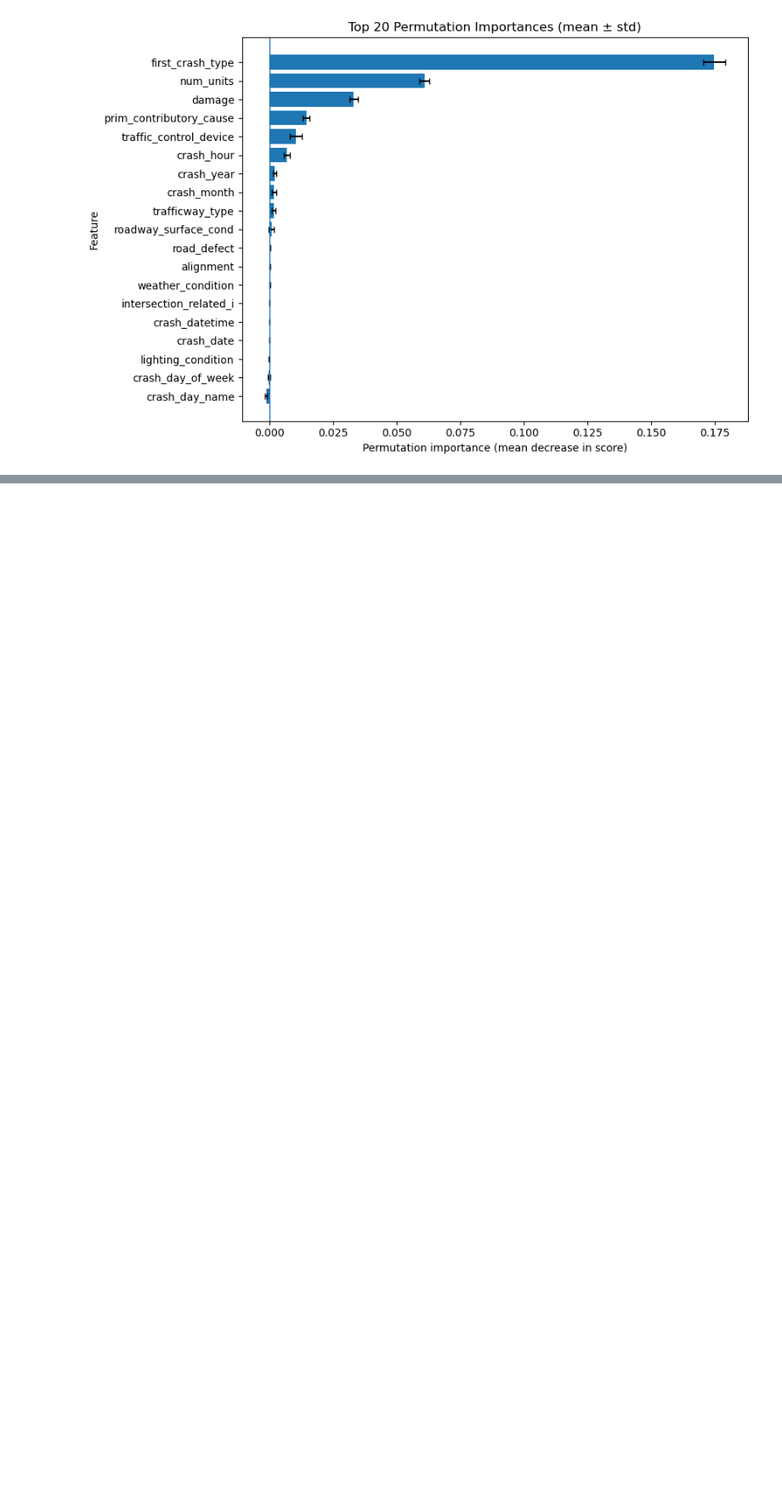
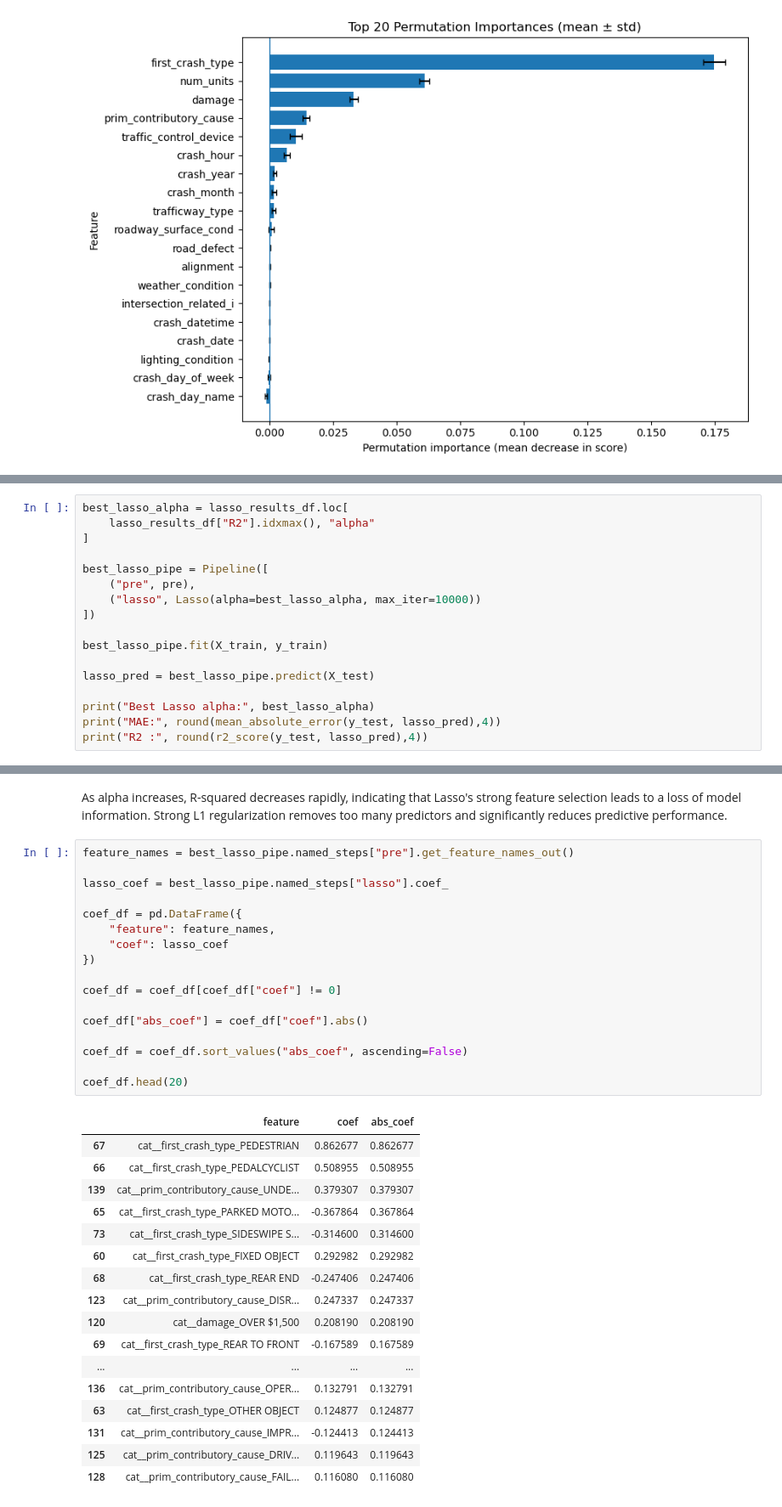
Before and after one commit to Zihao-Sheng/DATA552Project_Group5, a Jupyter notebook: notebook/Model_Building.ipynb, the cells around one changed output, grey strips where cells are left out. Shown: that part at 85% size. Saved outputs shown, nothing was run; the diff lists cells and outputs as text; blank space fills up the shorter version.

```diff
--- a/notebook/Model_Building.ipynb
+++ b/notebook/Model_Building.ipynb
@@ -181,0 +347,17 @@ plt.show()
+# %%
+best_lasso_alpha = lasso_results_df.loc[
+    lasso_results_df["R2"].idxmax(), "alpha"
+]
+
+best_lasso_pipe = Pipeline([
+    ("pre", pre),
+    ("lasso", Lasso(alpha=best_lasso_alpha, max_iter=10000))
+])
+
+best_lasso_pipe.fit(X_train, y_train)
+
+lasso_pred = best_lasso_pipe.predict(X_test)
+
+print("Best Lasso alpha:", best_lasso_alpha)
+print("MAE:", round(mean_absolute_error(y_test, lasso_pred),4))
+print("R2 :", round(r2_score(y_test, lasso_pred),4))
@@ -181,0 +432,37 @@ plt.show()
+# %% [markdown]
+As alpha increases, R-squared decreases rapidly, indicating that Lasso's strong feature selection leads to a loss of model information. Strong L1 regularization removes too many predictors and significantly reduces predictive performance.
+# %%
+feature_names = best_lasso_pipe.named_steps["pre"].get_feature_names_out()
+
+lasso_coef = best_lasso_pipe.named_steps["lasso"].coef_
+
+coef_df = pd.DataFrame({
+    "feature": feature_names,
+    "coef": lasso_coef
+})
+
+coef_df = coef_df[coef_df["coef"] != 0]
+
+coef_df["abs_coef"] = coef_df["coef"].abs()
+
+coef_df = coef_df.sort_values("abs_coef", ascending=False)
+
+coef_df.head(20)
+# %% [output]
+|  | feature | coef | abs_coef |
+| 67 | cat__first_crash_type_PEDESTRIAN | 0.862677 | 0.862677 |
+| 66 | cat__first_crash_type_PEDALCYCLIST | 0.508955 | 0.508955 |
+| 139 | cat__prim_contributory_cause_UNDE... | 0.379307 | 0.379307 |
+| 65 | cat__first_crash_type_PARKED MOTO... | -0.367864 | 0.367864 |
+| 73 | cat__first_crash_type_SIDESWIPE S... | -0.314600 | 0.314600 |
+| 60 | cat__first_crash_type_FIXED OBJECT | 0.292982 | 0.292982 |
+| 68 | cat__first_crash_type_REAR END | -0.247406 | 0.247406 |
+| 123 | cat__prim_contributory_cause_DISR... | 0.247337 | 0.247337 |
+| 120 | cat__damage_OVER $1,500 | 0.208190 | 0.208190 |
+| 69 | cat__first_crash_type_REAR TO FRONT | -0.167589 | 0.167589 |
+| ... | ... | ... | ... |
+| 136 | cat__prim_contributory_cause_OPER... | 0.132791 | 0.132791 |
+| 63 | cat__first_crash_type_OTHER OBJECT | 0.124877 | 0.124877 |
+| 131 | cat__prim_contributory_cause_IMPR... | -0.124413 | 0.124413 |
+| 125 | cat__prim_contributory_cause_DRIV... | 0.119643 | 0.119643 |
+| 128 | cat__prim_contributory_cause_FAIL... | 0.116080 | 0.116080 |
```
Also changed, not shown: parts of 21 cells of this notebook.
